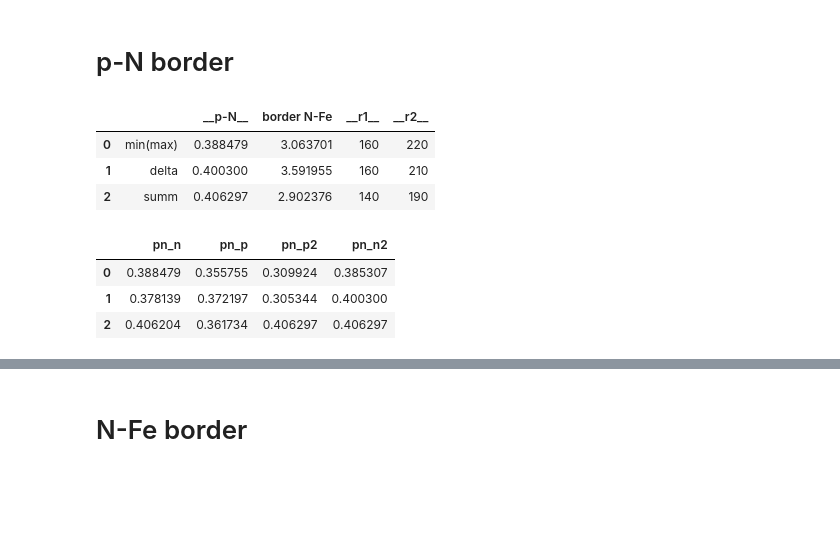
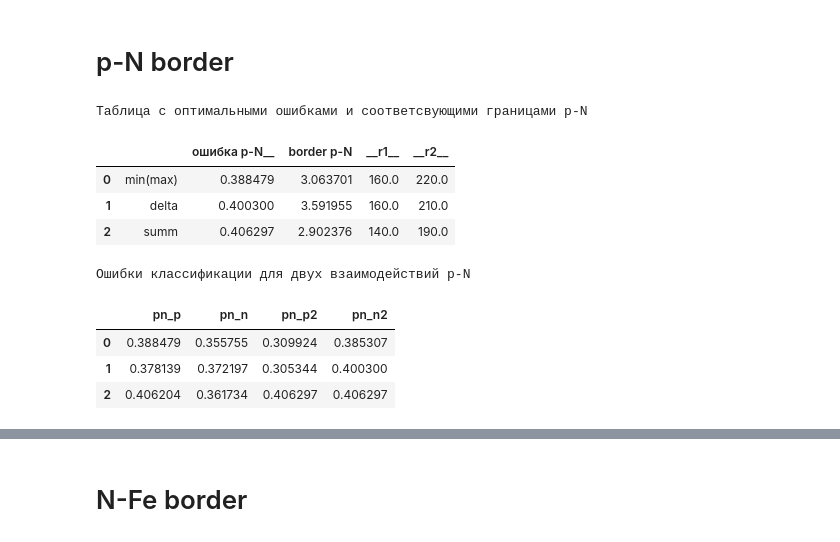
Before and after one commit to Vetselet/Study, a Jupyter notebook: Criterion-pn_nf_sep_graph.ipynb, the cells around one changed output, grey strips where cells are left out. Saved outputs shown, nothing was run; the diff lists cells and outputs as text; code cells hidden in the pictures; blank space fills up the shorter version.

```diff
--- a/Criterion-pn_nf_sep_graph.ipynb
+++ b/Criterion-pn_nf_sep_graph.ipynb
@@ -122,10 +136,10 @@ r2g=[]
 def integrand(r, a0, a1,a2):
     return 2.0*pi* a0*r / ((1.0 + a1*r + a2*r*r)*(1.0 + 0.0080*r))
 
-for k in range(16):   #60<r1<210
+for k in range(11):   #60<r1<210
     r1 = 60.0 + 10.0*k
     print(r1)
-    for l in range(1,18-k):  #r1+10<r2<230
+    for l in range(1,17-k):  #r1+10<r2<230
         r2 = r1 + 10.0*l
         r1g.append(r1)
         r2g.append(r2)
@@ -321,21 +357,24 @@ plt.show()
 # %%
 table=pd.DataFrame
 table=[['min(max)',pn_max_mi,pn_border_max,pn_r1_max,pn_r2_max],
        ['delta',pn_delta,pn_border_delta,pn_r1_delta,pn_r2_delta],
        ['summ',pn_sum,pn_border_sum,pn_r1_sum,pn_r2_sum]]
-pd.DataFrame(table, columns=[' ',"__p-N__","border N-Fe", "__r1__",'__r2__'])
+print('Таблица с оптимальными ошибками и соответсвующими границами p-N')
+pd.DataFrame(table, columns=[' ',"ошибка p-N__","border p-N", "__r1__",'__r2__'])
 # %% [output]
+Таблица с оптимальными ошибками и соответсвующими границами p-N
-|  |  | __p-N__ | border N-Fe | __r1__ | __r2__ |
-| 0 | min(max) | 0.388479 | 3.063701 | 160 | 220 |
-| 1 | delta | 0.400300 | 3.591955 | 160 | 210 |
-| 2 | summ | 0.406297 | 2.902376 | 140 | 190 |
+|  |  | ошибка p-N__ | border p-N | __r1__ | __r2__ |
+| 0 | min(max) | 0.388479 | 3.063701 | 160.0 | 220.0 |
+| 1 | delta | 0.400300 | 3.591955 | 160.0 | 210.0 |
+| 2 | summ | 0.406297 | 2.902376 | 140.0 | 190.0 |
 # %%
 err=pd.DataFrame
 err=[er_pn_max,er_pn_delta,er_pn_sum]
-
-pd.DataFrame(err,columns=['pn_n','pn_p','pn_p2','pn_n2'])
+print('Ошибки классификации для двух взаимодействий p-N')
+pd.DataFrame(err,columns=['pn_p','pn_n','pn_p2','pn_n2'])
 # %% [output]
+Ошибки классификации для двух взаимодействий p-N
-|  | pn_n | pn_p | pn_p2 | pn_n2 |
+|  | pn_p | pn_n | pn_p2 | pn_n2 |
 | 0 | 0.388479 | 0.355755 | 0.309924 | 0.385307 |
 | 1 | 0.378139 | 0.372197 | 0.305344 | 0.400300 |
 | 2 | 0.406204 | 0.361734 | 0.406297 | 0.406297 |
```
Also changed, not shown: parts of 16 cells of this notebook.
